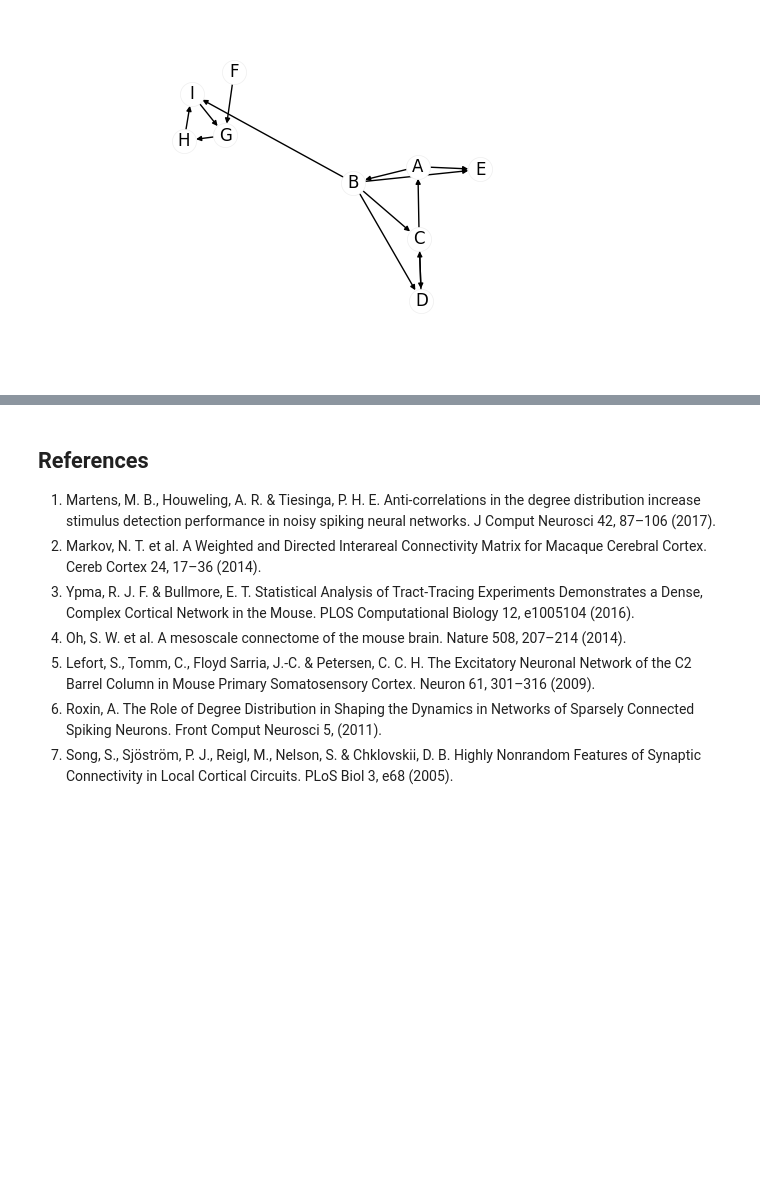
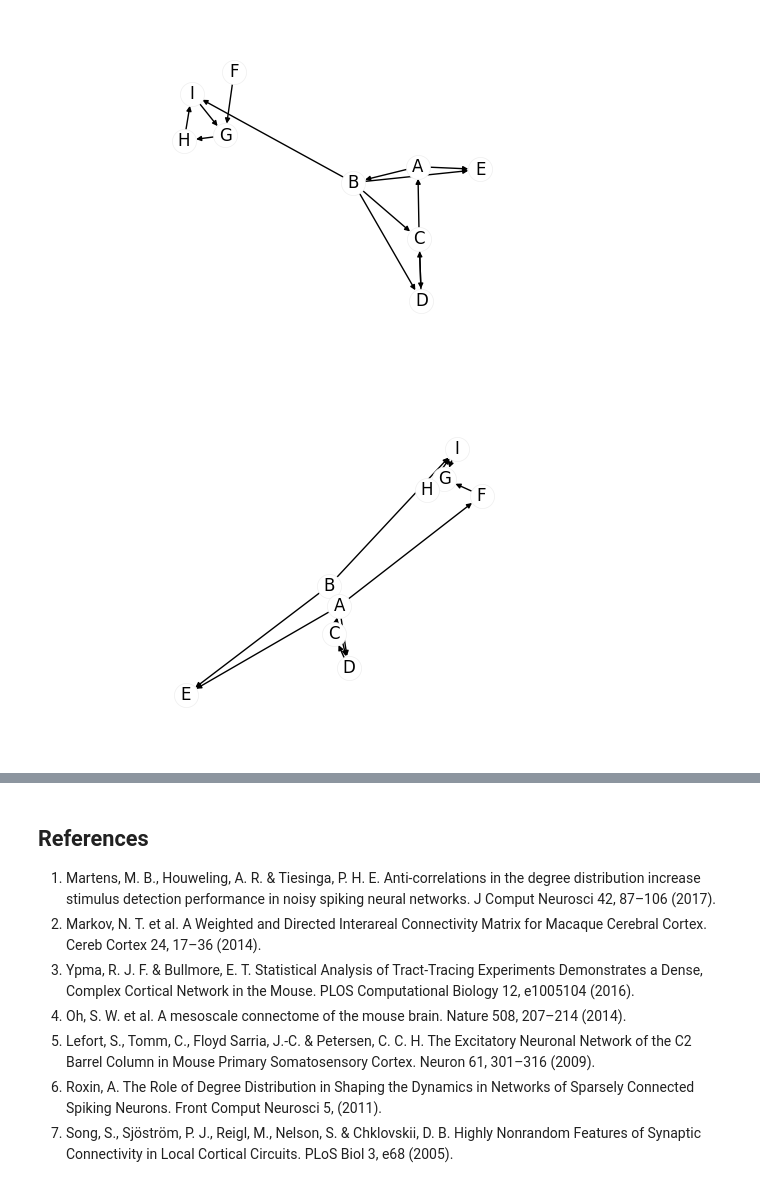
Before and after one commit to felix11h/network-measures-lecture_spp-workshop-18, a Jupyter notebook: network_analysis.ipynb, the cells around one changed output, grey strips where cells are left out. Cells and saved outputs as stored; diff of their text form; code cells hidden in the pictures; blank space fills up the shorter version.

```diff
--- a/network_analysis.ipynb
+++ b/network_analysis.ipynb
@@ -514,3 +516,7 @@ def simple_graph2():
 g = simple_graph1()
 # %% [output]
 [figure]
+# %%
+g = simple_graph2()
+# %% [output]
+[figure, added]
```
Also changed, not shown: parts of 4 cells of this notebook.
